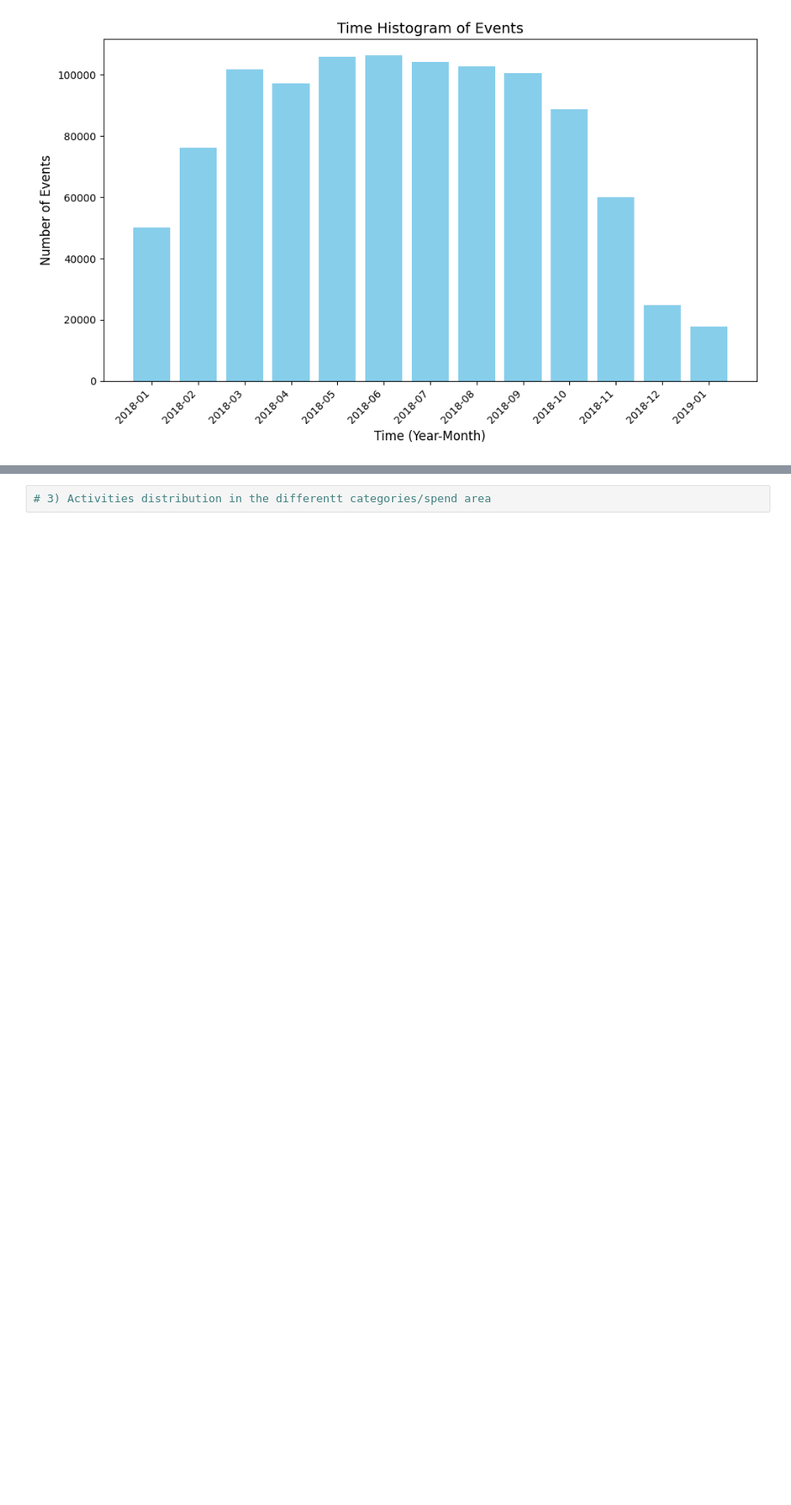
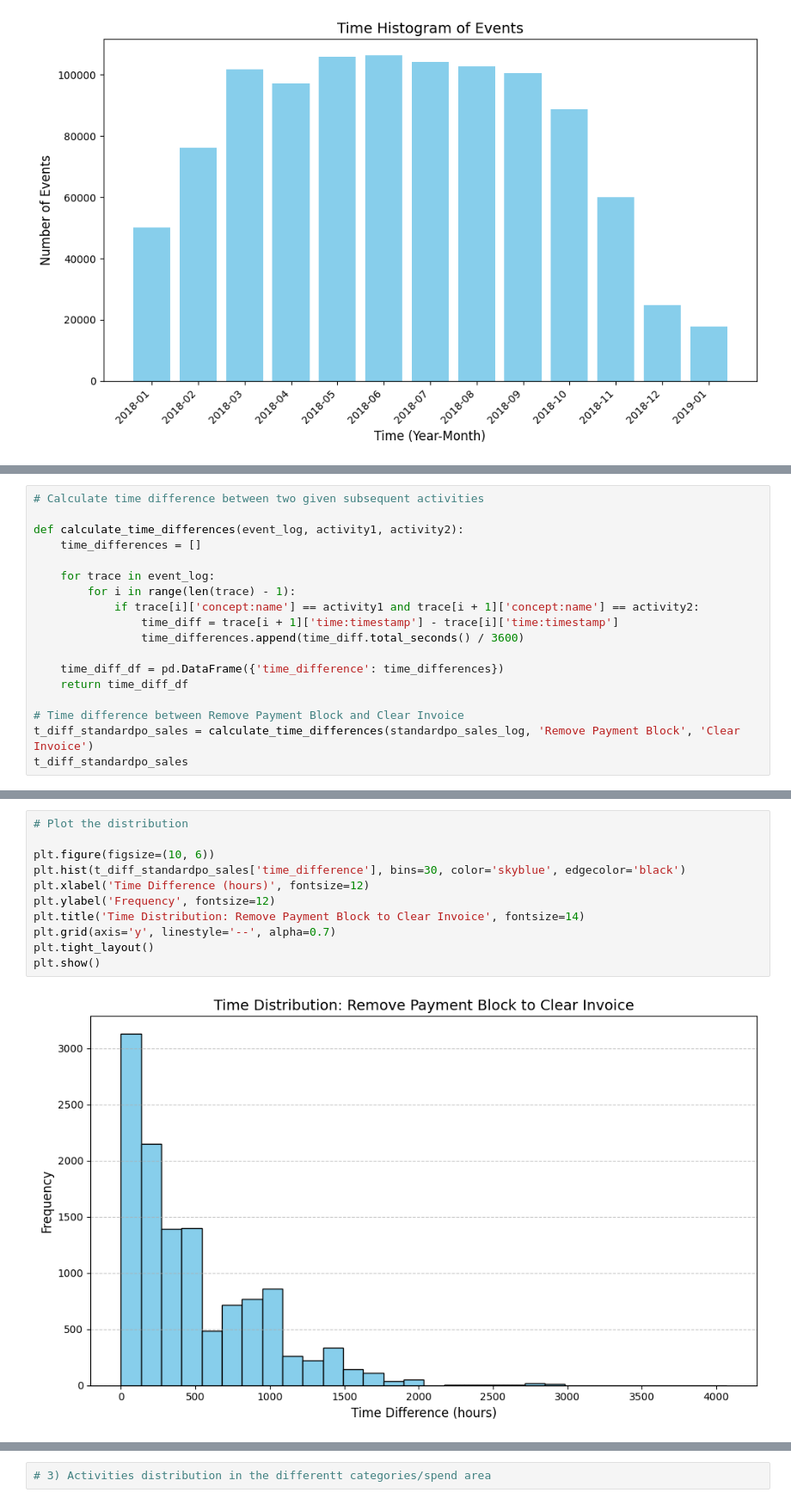
Before and after one commit to sampledrift42/MDS-PODS-Proj1, a Jupyter notebook: data_preparation/data_exploration.ipynb, the cells around one changed output, grey strips where cells are left out. Shown: that part at 86% size. Saved outputs shown, nothing was run; the diff lists cells and outputs as text; blank space fills up the shorter version.

Commit message:
feat(notebook): Add histograms for time between selected activities

```diff
--- a/data_preparation/data_exploration.ipynb
+++ b/data_preparation/data_exploration.ipynb
@@ -512,0 +494,18 @@ See the caveats in the documentation: https://pandas.pydata.org/pandas-docs/stab
+# %%
+# Calculate time difference between two given subsequent activities
+
+def calculate_time_differences(event_log, activity1, activity2):
+    time_differences = []
+
+    for trace in event_log:
+        for i in range(len(trace) - 1):
+            if trace[i]['concept:name'] == activity1 and trace[i + 1]['concept:name'] == activity2:
+                time_diff = trace[i + 1]['time:timestamp'] - trace[i]['time:timestamp']
+                time_differences.append(time_diff.total_seconds() / 3600)
+
+    time_diff_df = pd.DataFrame({'time_difference': time_differences})
+    return time_diff_df
+
+# Time difference between Remove Payment Block and Clear Invoice
+t_diff_standardpo_sales = calculate_time_differences(standardpo_sales_log, 'Remove Payment Block', 'Clear Invoice')
+t_diff_standardpo_sales
@@ -512,0 +526,13 @@ See the caveats in the documentation: https://pandas.pydata.org/pandas-docs/stab
+# %%
+# Plot the distribution
+
+plt.figure(figsize=(10, 6))
+plt.hist(t_diff_standardpo_sales['time_difference'], bins=30, color='skyblue', edgecolor='black')
+plt.xlabel('Time Difference (hours)', fontsize=12)
+plt.ylabel('Frequency', fontsize=12)
+plt.title('Time Distribution: Remove Payment Block to Clear Invoice', fontsize=14)
+plt.grid(axis='y', linestyle='--', alpha=0.7)
+plt.tight_layout()
+plt.show()
+# %% [output]
+[figure, added]
```
Also changed, not shown: parts of 14 cells of this notebook.
